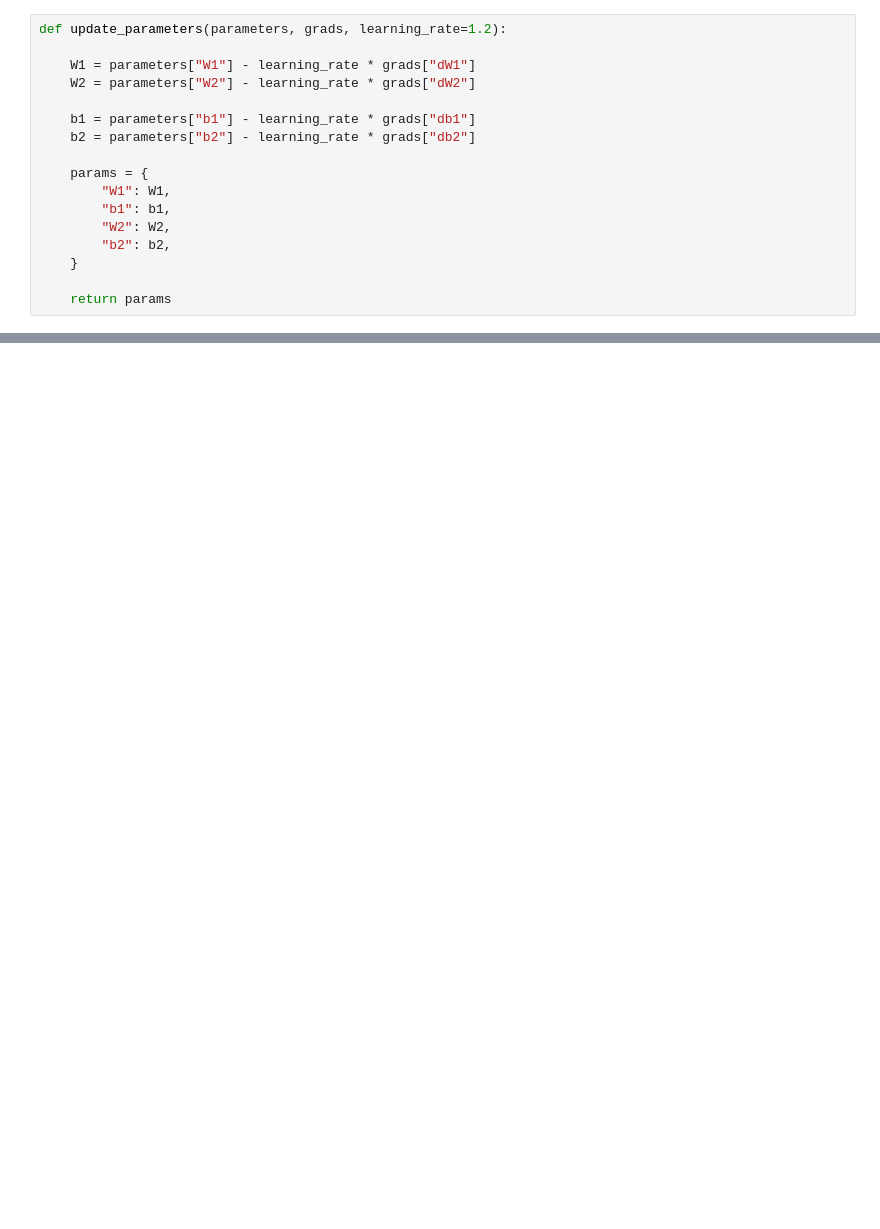
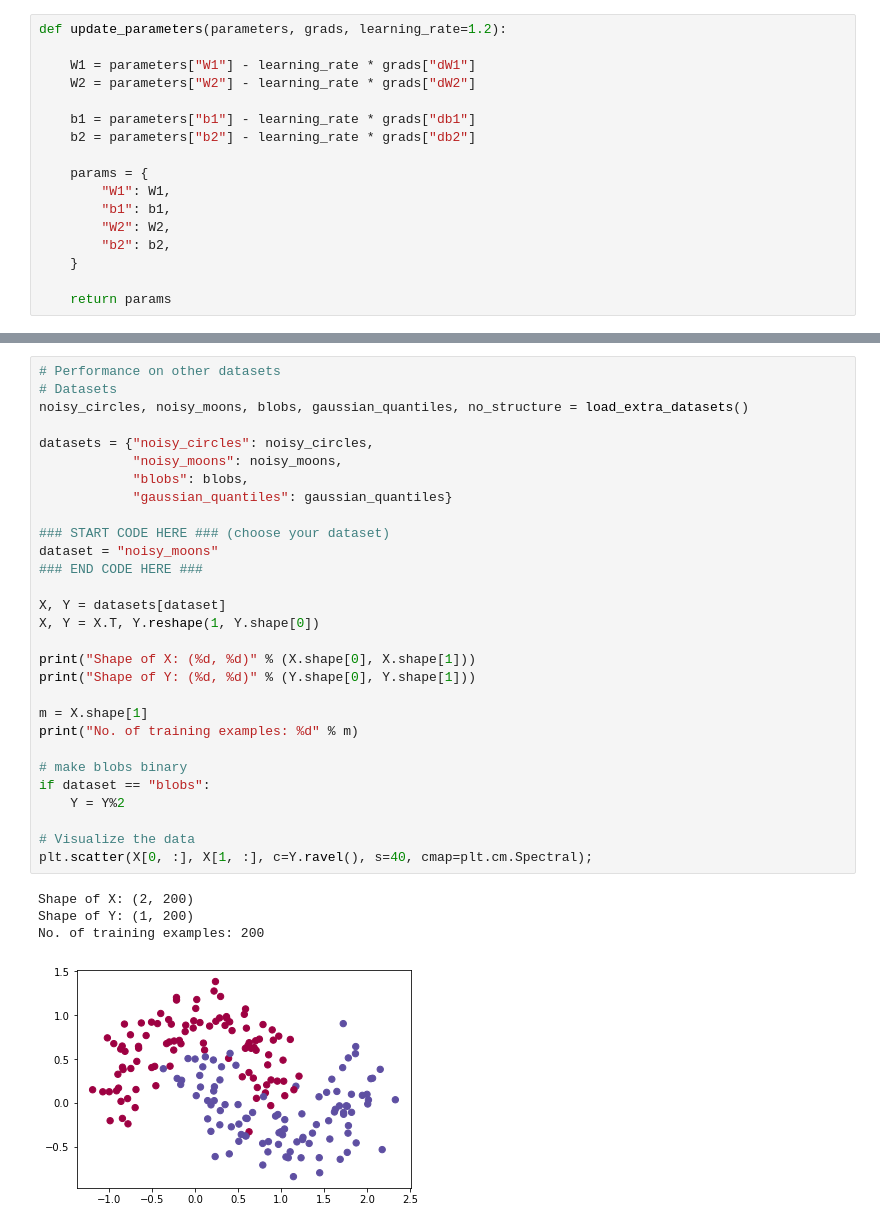
Before and after one commit to aribalam/deeplearning.ai-assignments, a Jupyter notebook: week3/planar_data_classifier.ipynb, the cells around one changed output, grey strips where cells are left out. Drawn from its saved outputs; the diff is of its cells as text; blank space fills up the shorter version.

```diff
--- a/week3/planar_data_classifier.ipynb
+++ b/week3/planar_data_classifier.ipynb
@@ -271,0 +370,34 @@ NameError: name 'nn_model_test_case' is not defined
+# %%
+# Performance on other datasets
+# Datasets
+noisy_circles, noisy_moons, blobs, gaussian_quantiles, no_structure = load_extra_datasets()
+
+datasets = {"noisy_circles": noisy_circles,
+            "noisy_moons": noisy_moons,
+            "blobs": blobs,
+            "gaussian_quantiles": gaussian_quantiles}
+
+### START CODE HERE ### (choose your dataset)
+dataset = "noisy_moons"
+### END CODE HERE ###
+
+X, Y = datasets[dataset]
+X, Y = X.T, Y.reshape(1, Y.shape[0])
+
+print("Shape of X: (%d, %d)" % (X.shape[0], X.shape[1]))
+print("Shape of Y: (%d, %d)" % (Y.shape[0], Y.shape[1]))
+
+m = X.shape[1]
+print("No. of training examples: %d" % m)
+
+# make blobs binary
+if dataset == "blobs":
+    Y = Y%2
+
+# Visualize the data
+plt.scatter(X[0, :], X[1, :], c=Y.ravel(), s=40, cmap=plt.cm.Spectral);
+# %% [output]
+Shape of X: (2, 200)
+Shape of Y: (1, 200)
+No. of training examples: 200
+[figure, added]
```
Also changed, not shown: parts of 13 cells of this notebook.
